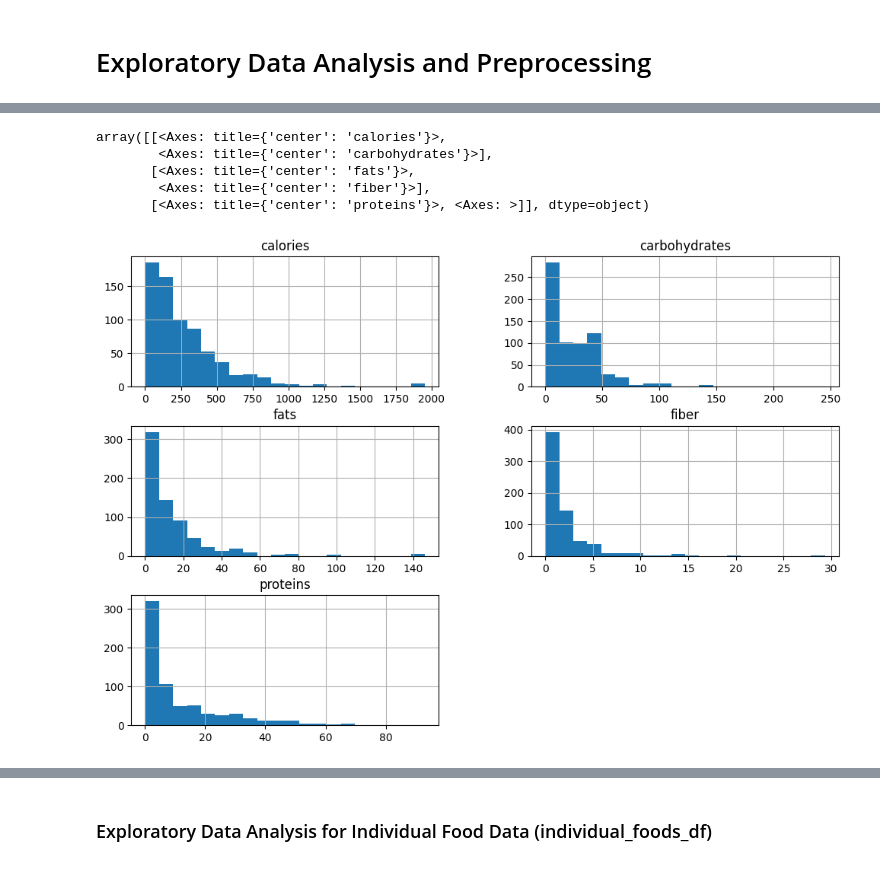
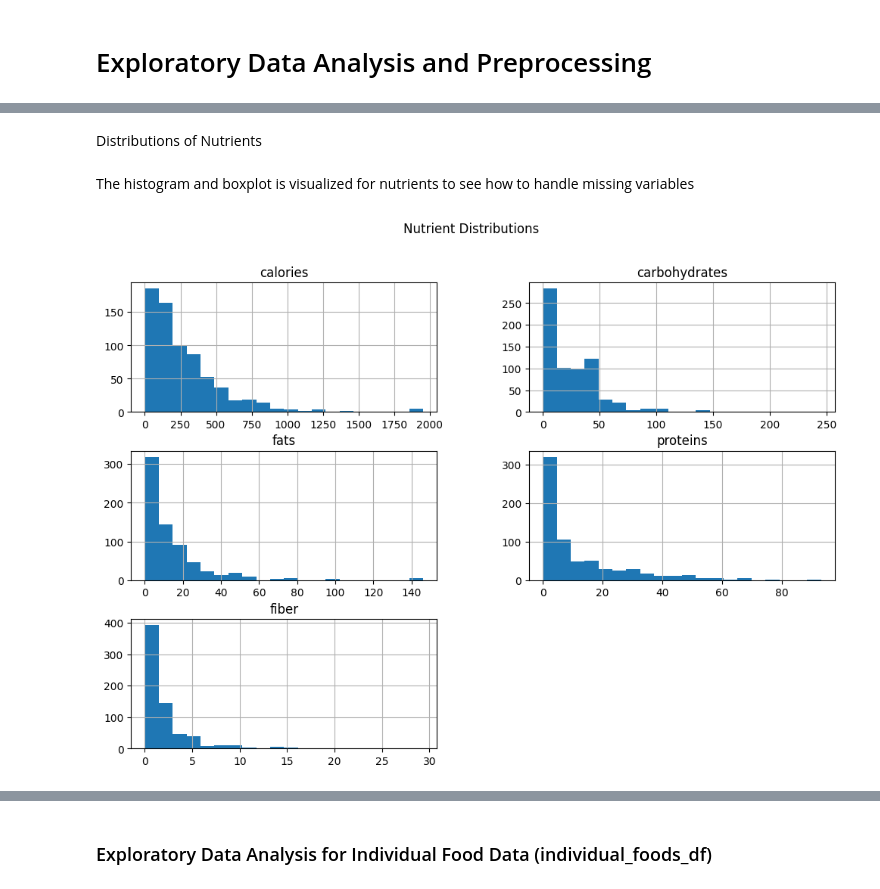
Before and after one commit to lvandine44/MADS-Capstone, a Jupyter notebook: 3-EDA and Preprocessing.ipynb, the cells around one changed output, grey strips where cells are left out. Saved outputs shown, nothing was run; the diff lists cells and outputs as text; code cells hidden in the pictures.

Commit message:
eda and preproc for menu_df

```diff
--- a/3-EDA and Preprocessing.ipynb
+++ b/3-EDA and Preprocessing.ipynb
@@ -66,10 +121,10 @@ dtype: int64
+# %% [markdown]
+Distributions of Nutrients
+# %% [markdown]
+The histogram and boxplot is visualized for nutrients to see how to handle missing variables
 # %%
-# Distribution of Numerical Columns
-menu_df.hist(column=['calories', 'carbohydrates', 'fats', 'fiber', 'proteins'], bins=20, figsize=(12, 8))
+menu_df[['calories', 'carbohydrates', 'fats', 'proteins', 'fiber']].hist(bins=20, figsize=(12, 8))
+plt.suptitle("Nutrient Distributions")
+plt.show()
 # %% [output]
-array([[<Axes: title={'center': 'calories'}>,
-        <Axes: title={'center': 'carbohydrates'}>],
-       [<Axes: title={'center': 'fats'}>,
-        <Axes: title={'center': 'fiber'}>],
-       [<Axes: title={'center': 'proteins'}>, <Axes: >]], dtype=object)
-[figure, old version]
+[figure, new version]
```
Also changed, not shown: parts of 38 cells of this notebook, 5 other files.
